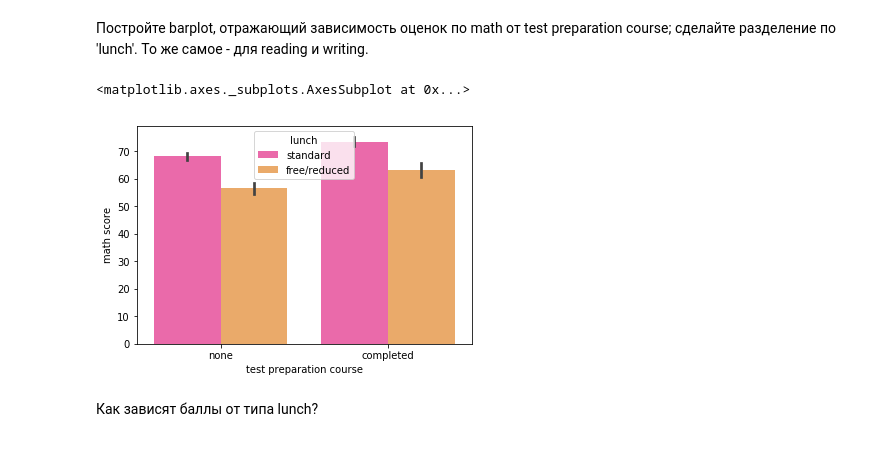
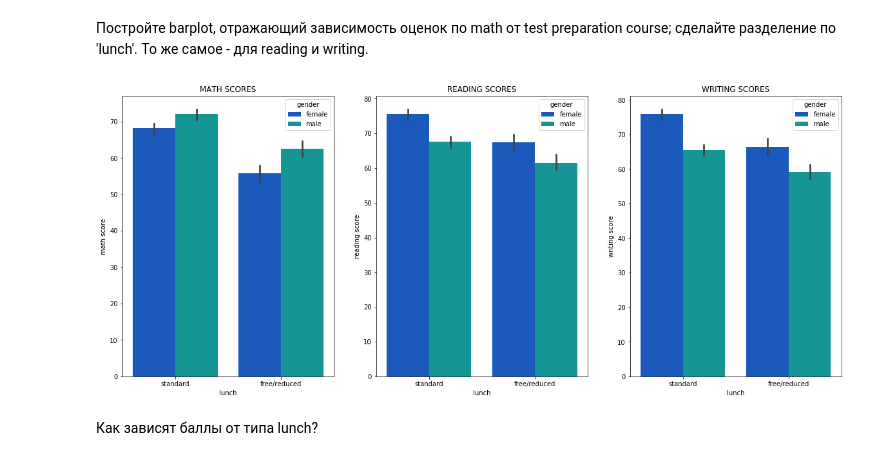
Before and after one commit to Murcha1990/ML_2019_november, a Jupyter notebook: Занятие 1/Seminar1_filled.ipynb, the cells around one changed output. Saved outputs shown, nothing was run; the diff lists cells and outputs as text; code cells hidden in the pictures.

```diff
--- a/Занятие 1/Seminar1_filled.ipynb
+++ b/Занятие 1/Seminar1_filled.ipynb
@@ -150,13 +151,24 @@ array(['standard', 'free/reduced'], dtype=object)
 # %% [markdown]
 Постройте barplot, отражающий зависимость оценок по math от test preparation course; сделайте разделение по 'lunch'.
 То же самое - для reading и writing.
-# %%
-#your code here
-sns.barplot(x='test preparation course',y='math score',data=df,hue='lunch',\
-           palette='spring')
-# %% [output]
-<matplotlib.axes._subplots.AxesSubplot at 0x...>
-[figure, removed]
+# %%
+#your code here
+plt.figure(figsize=(20,8))
+plt.subplot(1, 3, 1)
+sns.barplot(x='lunch',y='math score',data=df,hue='gender',\
+           palette='winter')
+plt.title('MATH SCORES')
+plt.subplot(1, 3, 2)
+sns.barplot(x='lunch',y='reading score',data=df,hue='gender',\
+           palette='winter')
+plt.title('READING SCORES')
+plt.subplot(1, 3, 3)
+sns.barplot(x='lunch',y='writing score',data=df,hue='gender',\
+           palette='winter')
+plt.title('WRITING SCORES')
+plt.show()
+# %% [output]
+[figure, added]
 # %% [markdown]
 Как зависят баллы от типа lunch?
 # %% [markdown]
```
Also changed, not shown: parts of 33 cells of this notebook.
